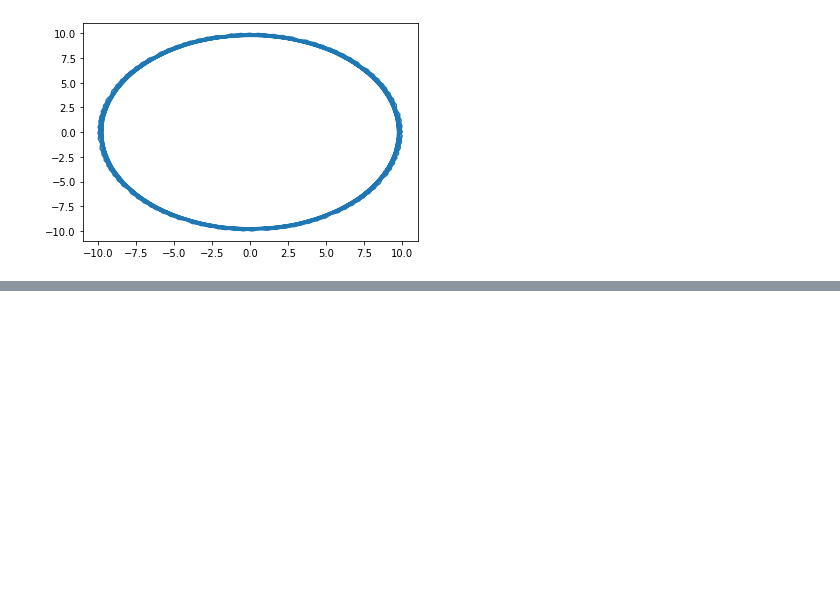
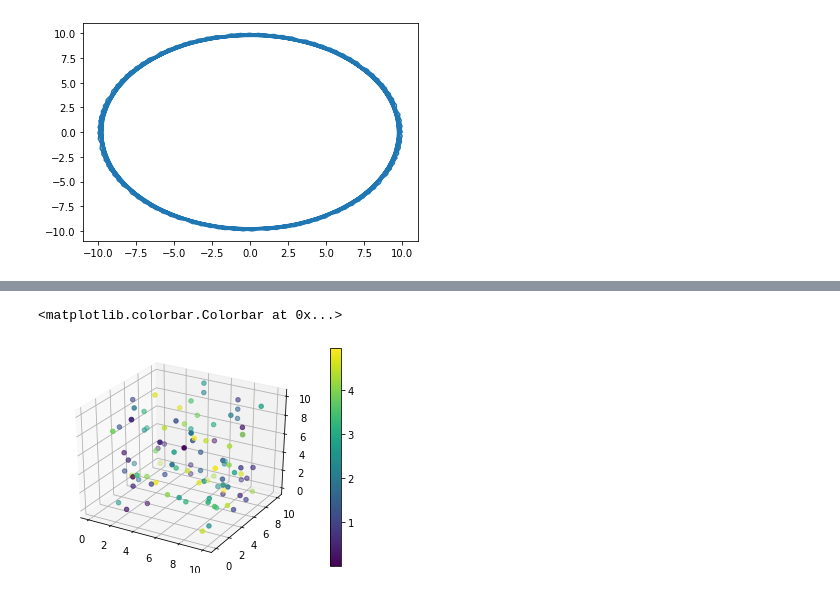
Before and after one commit to Aleksandra2002/obliczenia_naukowe, a Jupyter notebook: lab_8.ipynb, the cells around one changed output, grey strips where cells are left out. Saved outputs shown, nothing was run; the diff lists cells and outputs as text; code cells hidden in the pictures; blank space fills up the shorter version.

```diff
--- a/lab_8.ipynb
+++ b/lab_8.ipynb
@@ -104,0 +130,13 @@ ax.plot(x,y)
+# %%
+#a)
+x=np.random.randint(0,11,size=(100))
+y=np.random.randint(0,11,size=(100))
+z=np.random.randint(0,11,size=(100))
+vals=5*np.random.random(size=(100))
+fig=plt.figure()
+ax=fig.add_subplot(projection='3d')
+im1=ax.scatter(x,y,z,c=vals)
+fig.colorbar(im1)
+# %% [output]
+<matplotlib.colorbar.Colorbar at 0x...>
+[figure, added]
```
Also changed, not shown: parts of 13 cells of this notebook.
